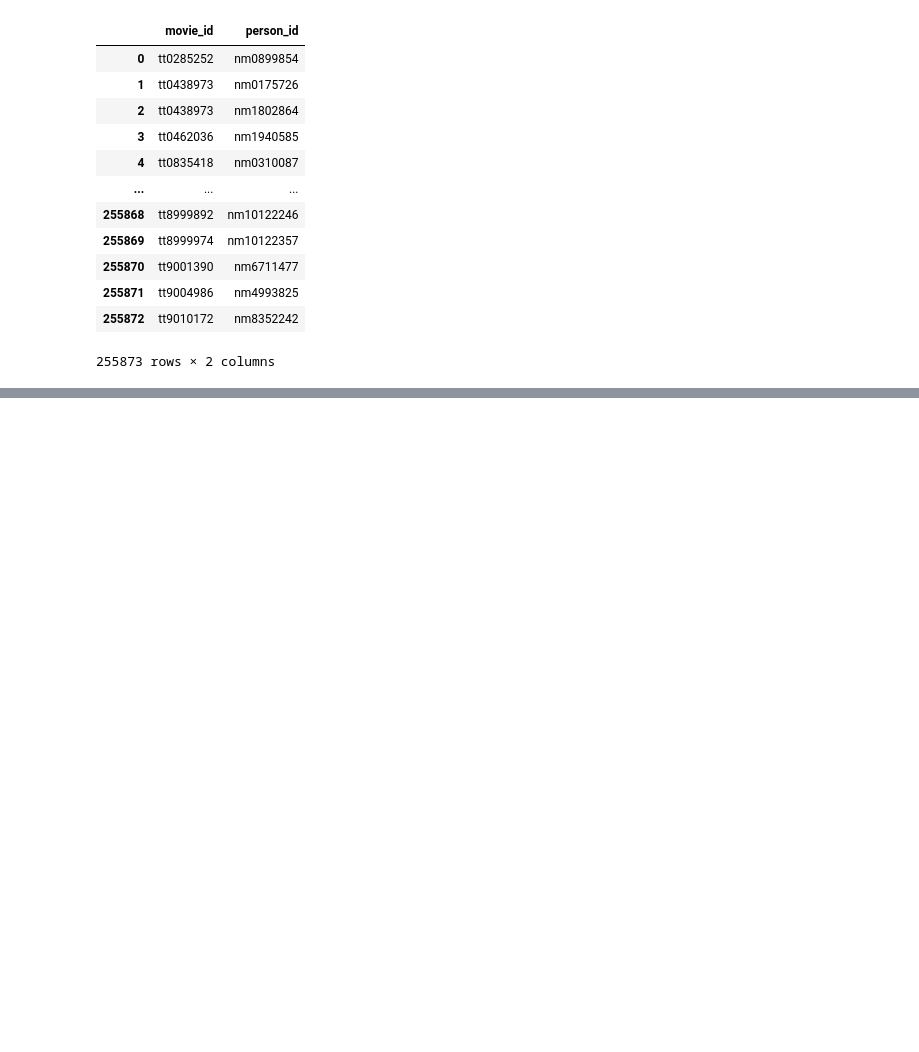
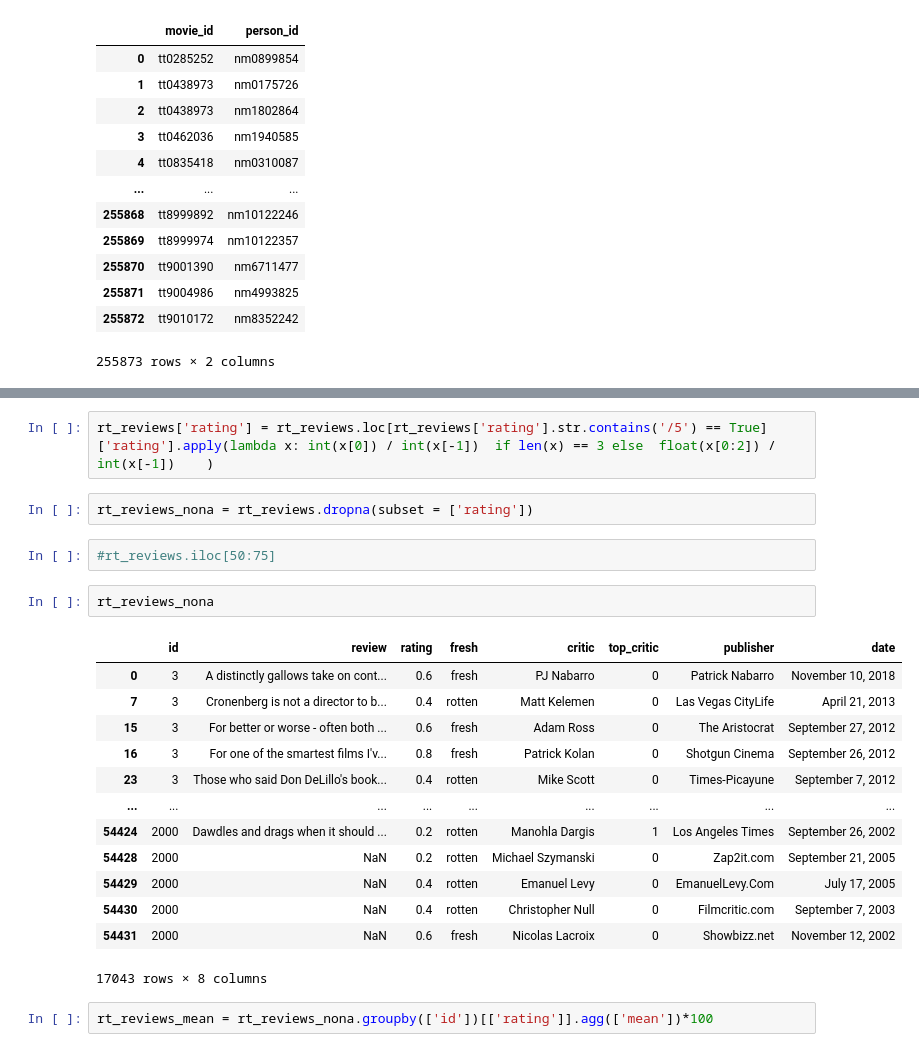
Before and after one commit to LindstromKyle/DSC-Flatiron-Project-1, a Jupyter notebook: Kyles_EDA_notebook.ipynb, the cells around one changed output, grey strips where cells are left out. Cells and saved outputs as stored; diff of their text form; blank space fills up the shorter version.

```diff
--- a/Kyles_EDA_notebook.ipynb
+++ b/Kyles_EDA_notebook.ipynb
@@ -295,0 +384,24 @@ WHERE principals.category = 'actor' OR principals.category = 'actress'
+# %%
+rt_reviews['rating'] = rt_reviews.loc[rt_reviews['rating'].str.contains('/5') == True]['rating'].apply(lambda x: int(x[0]) / int(x[-1])  if len(x) == 3 else  float(x[0:2]) / int(x[-1])    )
+# %%
+rt_reviews_nona = rt_reviews.dropna(subset = ['rating'])
+# %%
+#rt_reviews.iloc[50:75]
+# %%
+rt_reviews_nona
+# %% [output]
+|  | id | review | rating | fresh | critic | top_critic | publisher | date |
+| 0 | 3 | A distinctly gallows take on cont... | 0.6 | fresh | PJ Nabarro | 0 | Patrick Nabarro | November 10, 2018 |
+| 7 | 3 | Cronenberg is not a director to b... | 0.4 | rotten | Matt Kelemen | 0 | Las Vegas CityLife | April 21, 2013 |
+| 15 | 3 | For better or worse - often both ... | 0.6 | fresh | Adam Ross | 0 | The Aristocrat | September 27, 2012 |
+| 16 | 3 | For one of the smartest films I'v... | 0.8 | fresh | Patrick Kolan | 0 | Shotgun Cinema | September 26, 2012 |
+| 23 | 3 | Those who said Don DeLillo's book... | 0.4 | rotten | Mike Scott | 0 | Times-Picayune | September 7, 2012 |
+| ... | ... | ... | ... | ... | ... | ... | ... | ... |
+| 54424 | 2000 | Dawdles and drags when it should ... | 0.2 | rotten | Manohla Dargis | 1 | Los Angeles Times | September 26, 2002 |
+| 54428 | 2000 | NaN | 0.2 | rotten | Michael Szymanski | 0 | Zap2it.com | September 21, 2005 |
+| 54429 | 2000 | NaN | 0.4 | rotten | Emanuel Levy | 0 | EmanuelLevy.Com | July 17, 2005 |
+| 54430 | 2000 | NaN | 0.4 | rotten | Christopher Null | 0 | Filmcritic.com | September 7, 2003 |
+| 54431 | 2000 | NaN | 0.6 | fresh | Nicolas Lacroix | 0 | Showbizz.net | November 12, 2002 |
+17043 rows × 8 columns
+# %%
+rt_reviews_mean = rt_reviews_nona.groupby(['id'])[['rating']].agg(['mean'])*100
```
Also changed, not shown: parts of 15 cells of this notebook, 1 other file.
